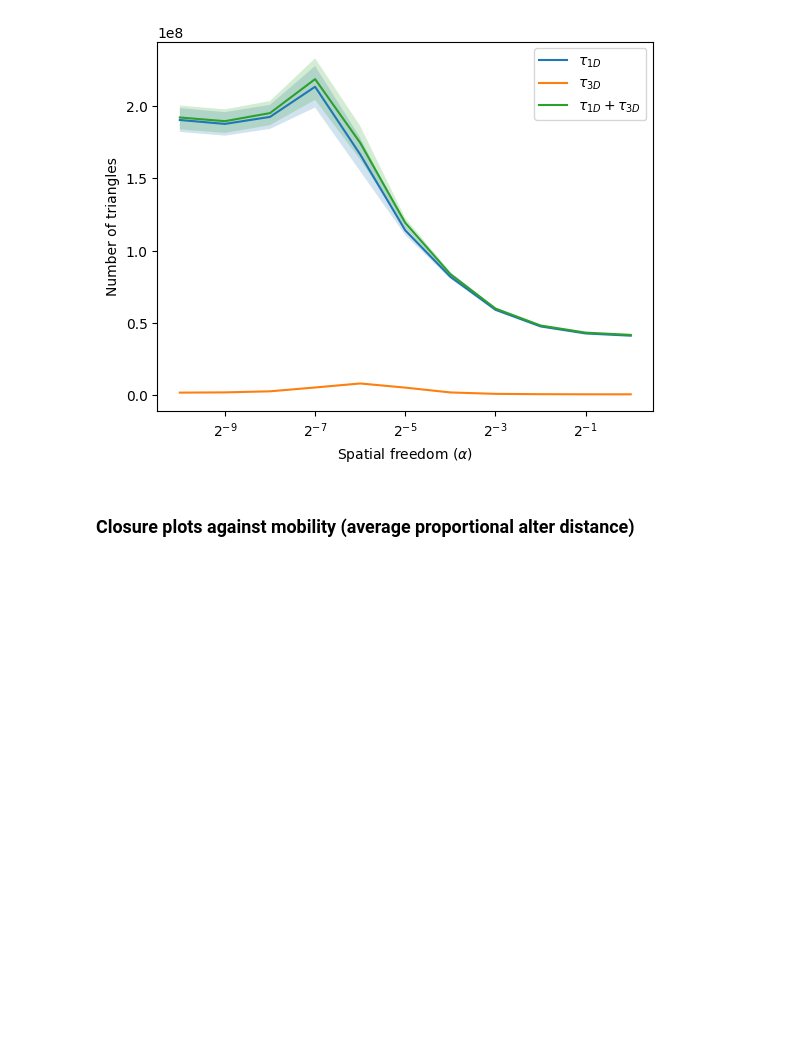
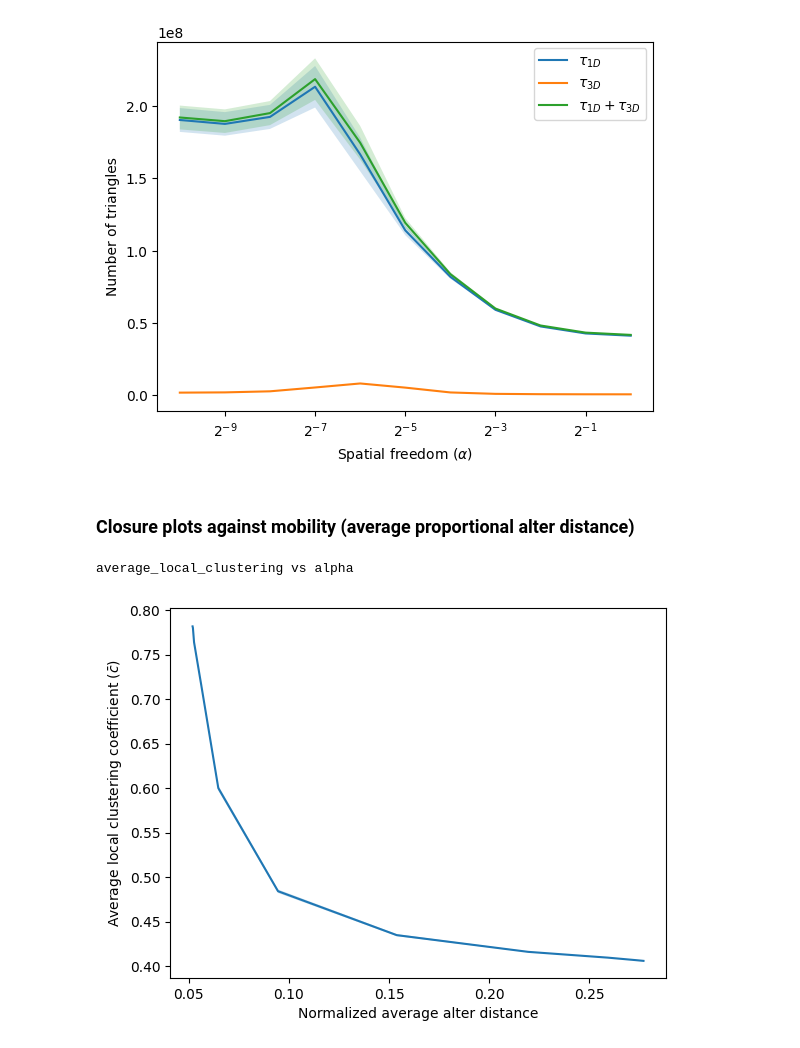
Before and after one commit to IrinaMonaEpure/MARS, a Jupyter notebook: notebooks/server_10k_truncated_aff_partial.ipynb, the cells around one changed output. Cells and saved outputs as stored; diff of their text form; code cells hidden in the pictures; blank space fills up the shorter version.

```diff
--- a/notebooks/server_10k_truncated_aff_partial.ipynb
+++ b/notebooks/server_10k_truncated_aff_partial.ipynb
@@ -1401,4 +1401,36 @@ plt.show()
 [figure]
 # %% [markdown]
 ### Closure plots against mobility (average proportional alter distance)
+# %%
+prop = PropertyEnum.AVERAGE_LOCAL_CLUSTERING
+print(f"{prop.name.lower()} vs alpha")
+
+means = np.array([results[a][prop][0] for a in alphas])
+ses = np.array([results[a][prop][2] for a in alphas])
+
+fig, ax = plt.subplots()
+
+ax.plot(avg_prop_alter_dist, means)
+
+ax.fill_between(
+    avg_prop_alter_dist,
+    means - ses, #stds,
+    means + ses, #stds,
+    alpha=0.25,
+)
+
+ax.set_xlabel("Normalized average alter distance")
+
+label = prop_labels.get(prop, prop.name.lower())
+ax.set_ylabel(label)
+
+plt.savefig(
+    plot_dir / f"{prop.name.lower()}_vs_avg_prop_alter_dist.png",
+    bbox_inches="tight",
+)
+
+plt.show()
+# %% [output]
+average_local_clustering vs alpha
+[figure, added]
 # %%
```
Also changed, not shown: parts of 2 cells of this notebook.
